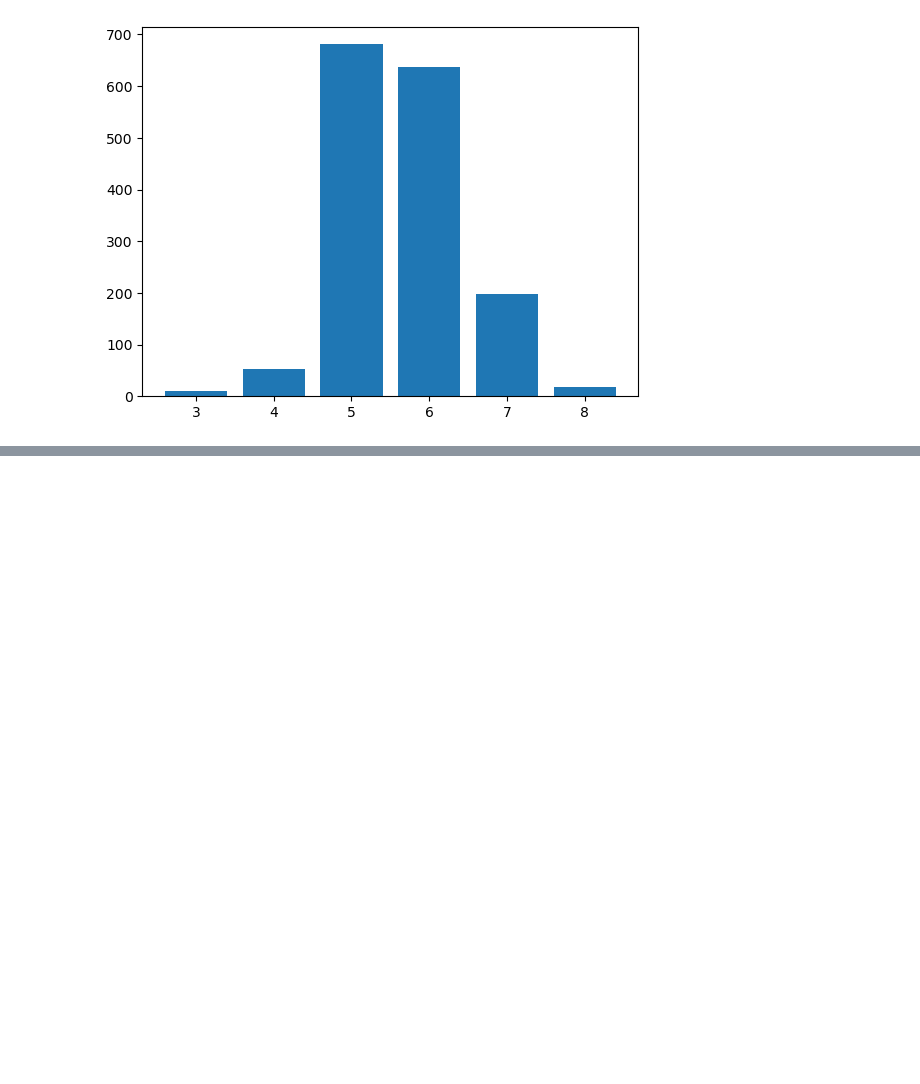
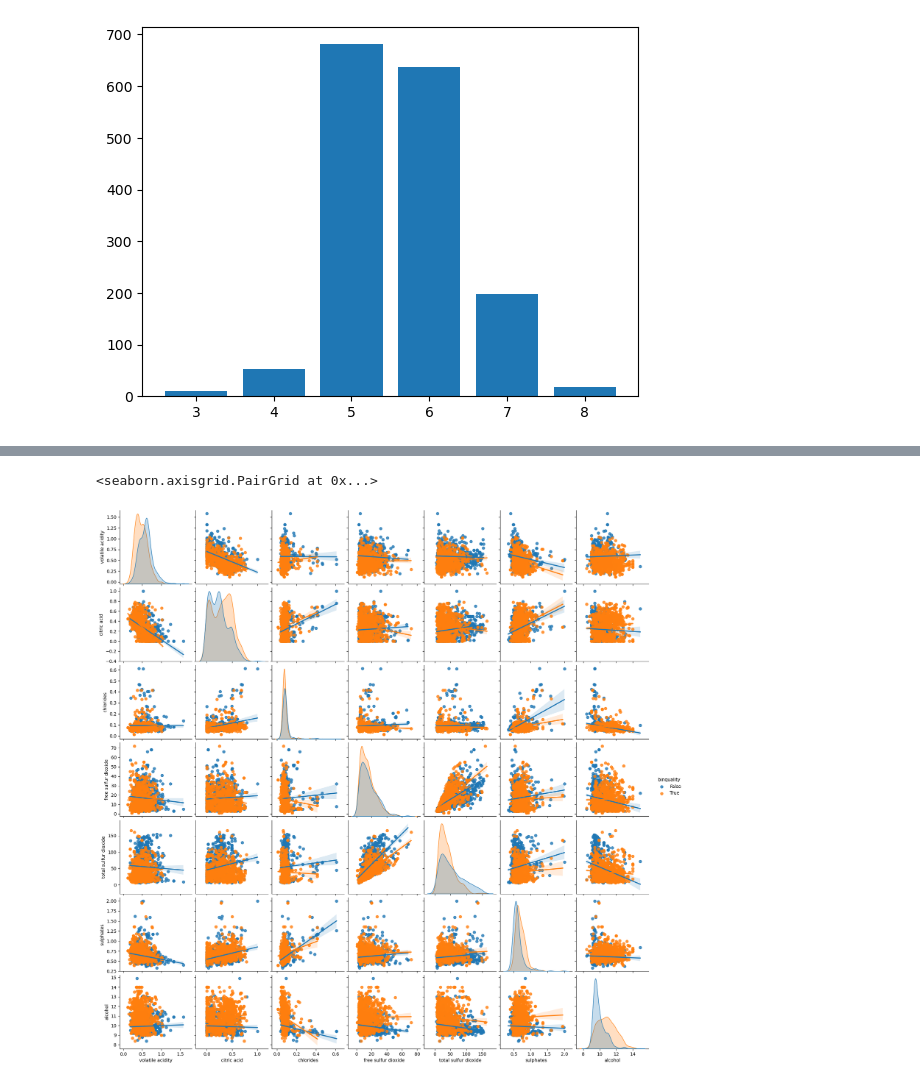
Before and after one commit to nasserqadri/wine-quality-inference, a Jupyter notebook: Wine Quality Inferential Stats.ipynb, the cells around one changed output, grey strips where cells are left out. Drawn from its saved outputs; the diff is of its cells as text; code cells hidden in the pictures; blank space fills up the shorter version.

```diff
--- a/Wine Quality Inferential Stats.ipynb
+++ b/Wine Quality Inferential Stats.ipynb
@@ -107,0 +147,9 @@ Ttest_indResult(statistic=12.765504354353604, pvalue=1.215425804161403e-29)
+# %%
+# binarize quality
+df['binquality']=df['quality']>df['quality'].mean()
+X= df.drop(['quality', 'binquality'], axis=1)
+y= df['binquality']
+X = sm.add_constant(X)
+
+model = sm.Logit(y, X).fit()
+print(model.summary())
@@ -107,0 +174,7 @@ Ttest_indResult(statistic=12.765504354353604, pvalue=1.215425804161403e-29)
+# %%
+logit_ss_ivs = list(model.pvalues[model.pvalues<0.05].keys())
+logit_ss_ivs.append('binquality')
+sns.pairplot(df[logit_ss_ivs], kind='reg', hue='binquality')
+# %% [output]
+<seaborn.axisgrid.PairGrid at 0x...>
+[figure, added]
```
Also changed, not shown: parts of 8 cells of this notebook, 1 other file.
